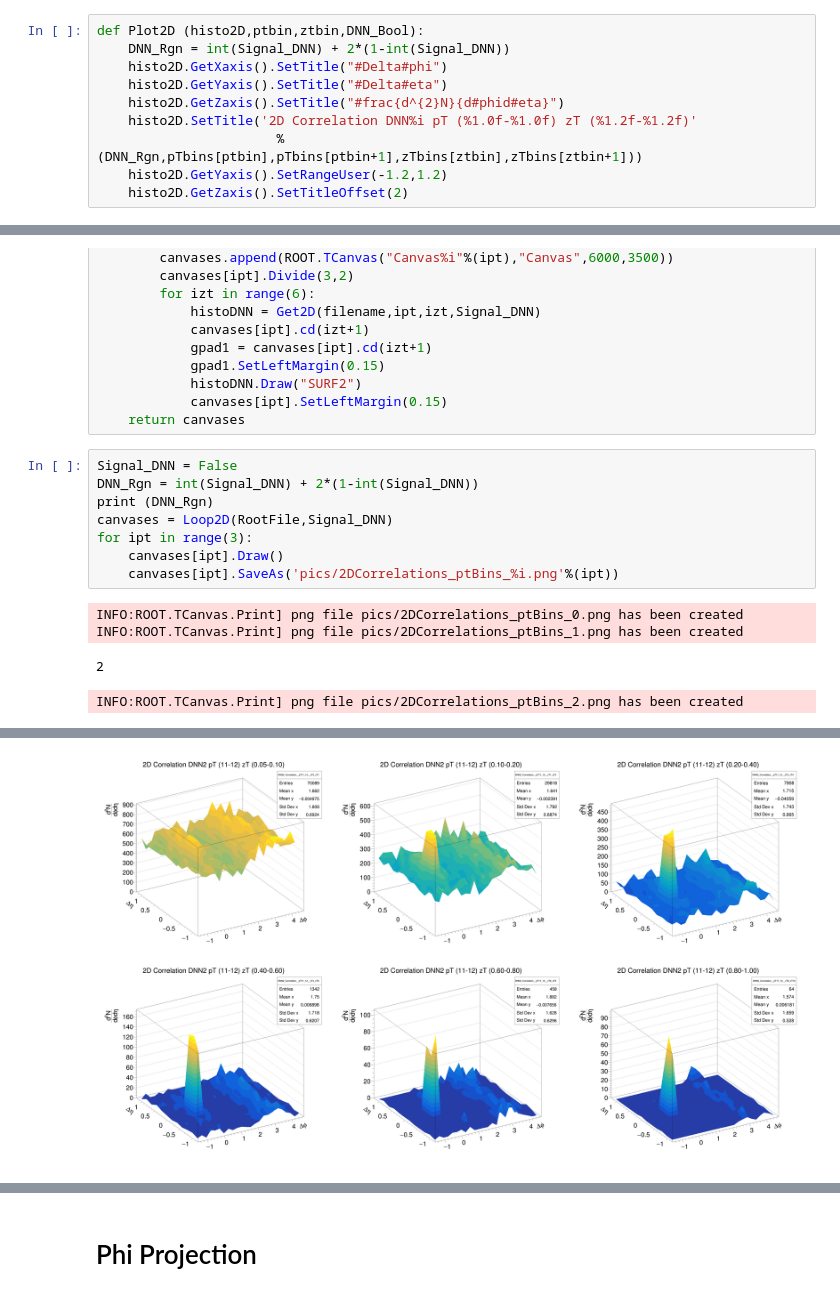
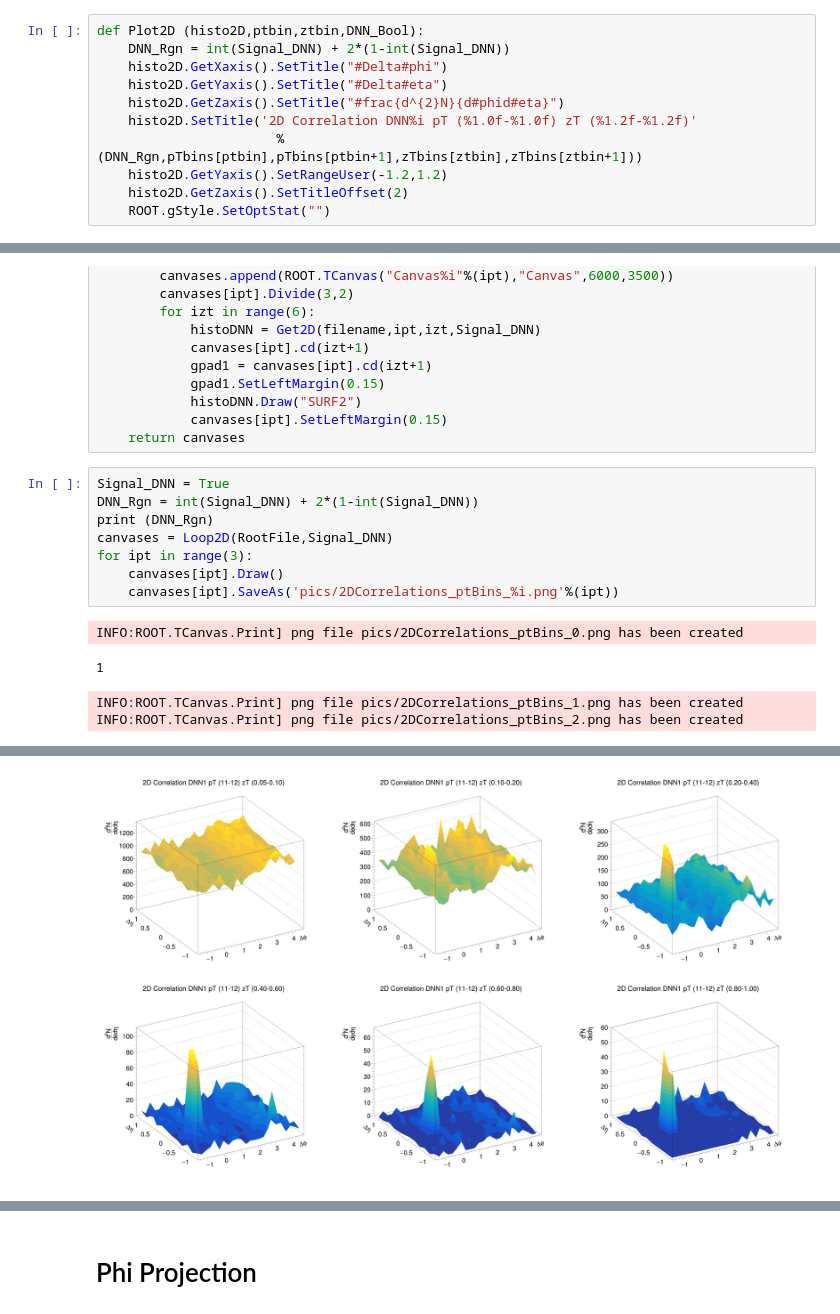
Before and after one commit to miguelignacio/CorrelationAnalysis, a Jupyter notebook: NtupleAnalysis/2D_Correlations.ipynb, the cells around one changed output, grey strips where cells are left out. Drawn from its saved outputs; the diff is of its cells as text.

```diff
--- a/NtupleAnalysis/2D_Correlations.ipynb
+++ b/NtupleAnalysis/2D_Correlations.ipynb
@@ -59,6 +60,7 @@ def Plot2D (histo2D,ptbin,ztbin,DNN_Bool):
                        %(DNN_Rgn,pTbins[ptbin],pTbins[ptbin+1],zTbins[ztbin],zTbins[ztbin+1]))
     histo2D.GetYaxis().SetRangeUser(-1.2,1.2)
     histo2D.GetZaxis().SetTitleOffset(2)
+    ROOT.gStyle.SetOptStat("")
 # %% [markdown]
 # 2D Correlations
 # %%
@@ -92,7 +94,7 @@ def Loop2D(filename,Signal_DNN=True):
             canvases[ipt].SetLeftMargin(0.15)
     return canvases
 # %%
-Signal_DNN = False
+Signal_DNN = True
 DNN_Rgn = int(Signal_DNN) + 2*(1-int(Signal_DNN))
 print (DNN_Rgn)
 canvases = Loop2D(RootFile,Signal_DNN)
@@ -101,6 +103,6 @@ for ipt in range(3):
     canvases[ipt].SaveAs('pics/2DCorrelations_ptBins_%i.png'%(ipt))
 # %% [output]
 INFO:ROOT.TCanvas.Print] png file pics/2DCorrelations_ptBins_0.png has been created
-INFO:ROOT.TCanvas.Print] png file pics/2DCorrelations_ptBins_1.png has been created
-2
+1
+INFO:ROOT.TCanvas.Print] png file pics/2DCorrelations_ptBins_1.png has been created
 INFO:ROOT.TCanvas.Print] png file pics/2DCorrelations_ptBins_2.png has been created
@@ -108 +110 @@ INFO:ROOT.TCanvas.Print] png file pics/2DCorrelations_ptBins_2.png has been crea
-[figure, old version]
+[figure, new version]
```
Also changed, not shown: parts of 2 cells of this notebook, 5 other files.
